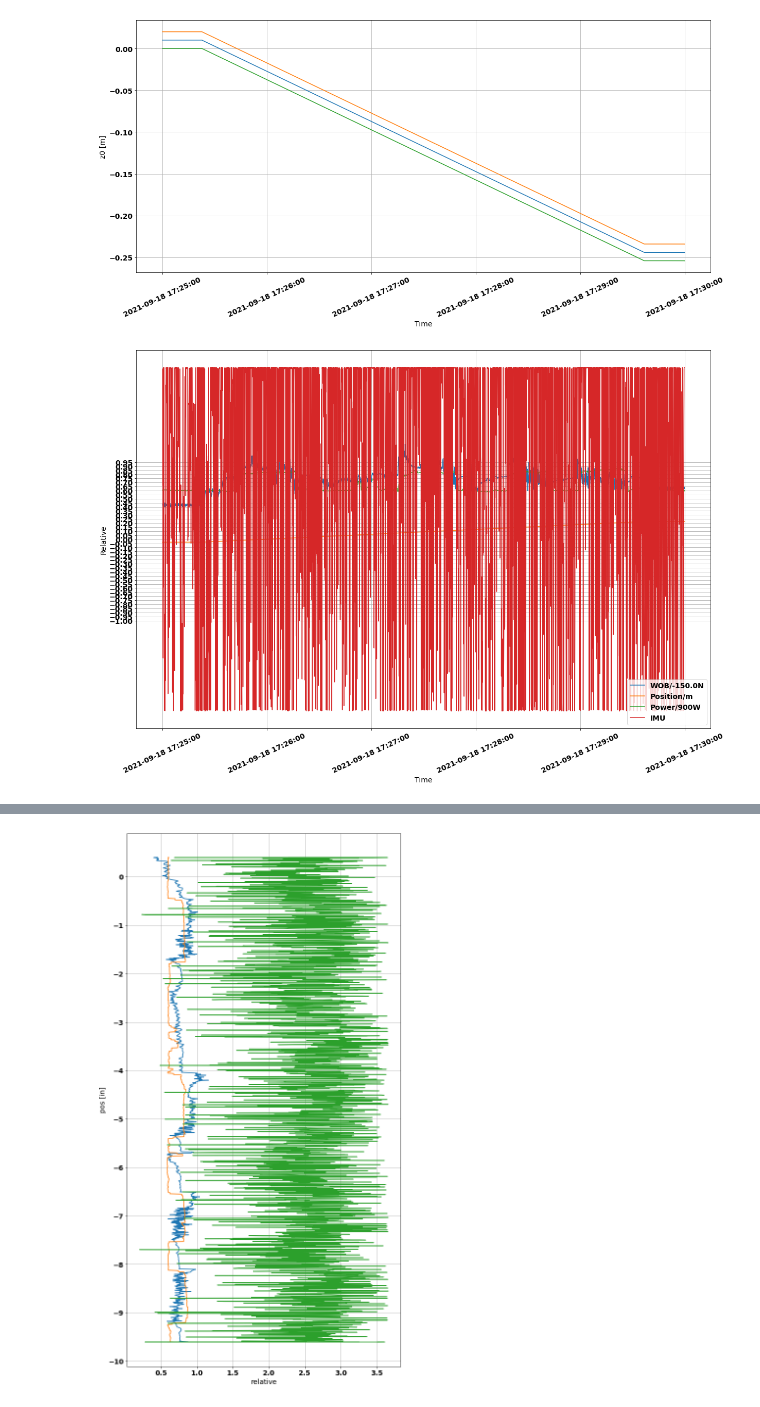
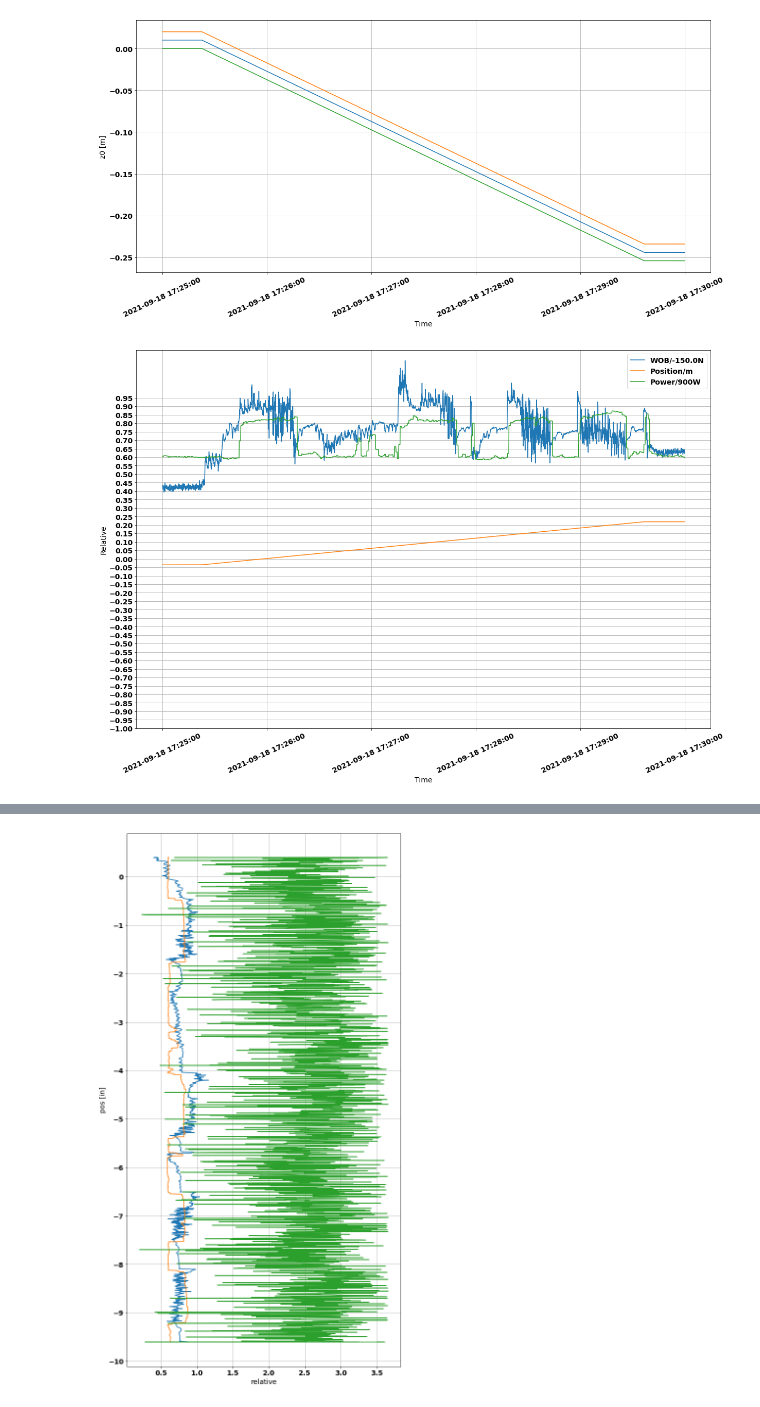
Before and after one commit to MIT-Hydration/HydrationIII, a Jupyter notebook: data/2021-Sep-18/Data Exploration 2021-Sep-18.ipynb, the cells around one changed output, grey strips where cells are left out. Cells and saved outputs as stored; diff of their text form; code cells hidden in the pictures.

```diff
--- a/data/2021-Sep-18/Data Exploration 2021-Sep-18.ipynb
+++ b/data/2021-Sep-18/Data Exploration 2021-Sep-18.ipynb
@@ -65,30 +65,30 @@ plt.show()
 # %%
 import numpy as np
 
 plt.figure(figsize=[20, 15])
 plt.subplots_adjust(bottom=0.2)
 plt.xticks( rotation=25 )
 ax=plt.gca()
 xfmt = md.DateFormatter('%Y-%m-%d %H:%M:%S')
 ax.xaxis.set_major_formatter(xfmt)
 dates_wob=[dt.datetime.fromtimestamp(ts) for ts in df_wob["time_s"] ]
 dates_power=[dt.datetime.fromtimestamp(ts) for ts in df_power["time_s"] ]
 dates_imu = [dt.datetime.fromtimestamp(ts) for ts in df_imu["time_s"]]
-plt.plot(dates_wob, df_wob["wob_n"]/-150.0)
+plt.plot(dates_wob, df_wob["wob_n"]/-150.0, label='WOB/-150.0N')
 #plt.plot(dates_wob, df_wob["wob_heater_n"]/150.0)
-plt.plot(dates1, -df1["pos_0_m"] - 0.0254)
+plt.plot(dates1, -df1["pos_0_m"] - 0.0254, label='Position/m')
 #plt.plot(dates1, df1["torque_0_Percent"]/100 + 0.25)
-plt.plot(dates_power, df_power["active_power_W"]/900)
-plt.plot(dates_imu, df_imu["Az_g"])
+plt.plot(dates_power, df_power["active_power_W"]/900, label='Power/900W')
+#plt.plot(dates_imu, df_imu["Az_g"], label='IMU')
 
 plt.xlabel("Time")
 plt.ylabel("Relative")
 plt.grid('on')
 major_ticks = np.arange(-1, 1, 0.05)
 ax.set_yticks(major_ticks)
 #plt.ylim([0, 1.0])
-plt.legend(['WOB/-150.0N', 'Position/m', 'Power/900W', 'IMU'])
+plt.legend()
 
 plt.show()
 # %% [output]
-[figure, old version]
+[figure, new version]
```
Also changed, not shown: parts of 2 cells of this notebook, 2 other files.
